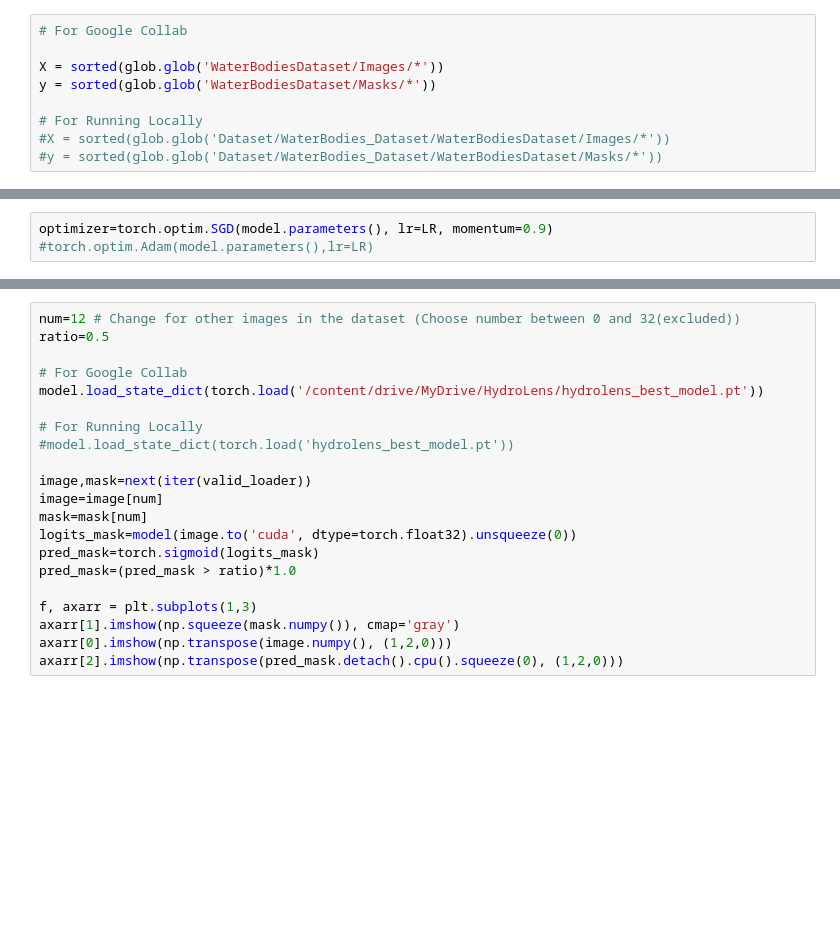
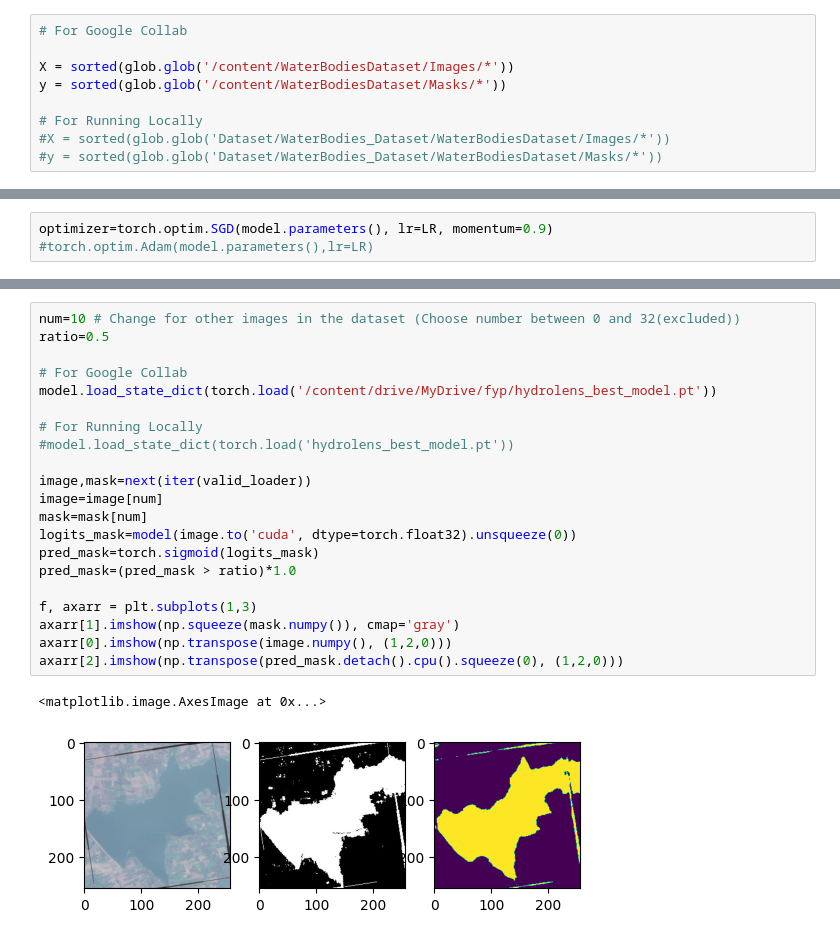
Before and after one commit to DhanvithShetty/HydroLens, a Jupyter notebook: HydroLens.ipynb, the cells around one changed output, grey strips where cells are left out. Saved outputs shown, nothing was run; the diff lists cells and outputs as text; blank space fills up the shorter version.

```diff
--- a/HydroLens.ipynb
+++ b/HydroLens.ipynb
@@ -73,8 +111,8 @@ class LoadData(Dataset):
 # %%
 # For Google Collab
 
-X = sorted(glob.glob('WaterBodiesDataset/Images/*'))
-y = sorted(glob.glob('WaterBodiesDataset/Masks/*'))
+X = sorted(glob.glob('/content/WaterBodiesDataset/Images/*'))
+y = sorted(glob.glob('/content/WaterBodiesDataset/Masks/*'))
 
 # For Running Locally
 #X = sorted(glob.glob('Dataset/WaterBodies_Dataset/WaterBodiesDataset/Images/*'))
@@ -222,24 +286,27 @@ for i in range(EPOCHS):
         best_val_dice_loss=valid_dice
         best_val_bce_loss=valid_bce
 # %%
-num=12 # Change for other images in the dataset (Choose number between 0 and 32(excluded))
+num=10 # Change for other images in the dataset (Choose number between 0 and 32(excluded))
 ratio=0.5
 
 # For Google Collab
-model.load_state_dict(torch.load('/content/drive/MyDrive/HydroLens/hydrolens_best_model.pt'))
+model.load_state_dict(torch.load('/content/drive/MyDrive/fyp/hydrolens_best_model.pt'))
 
 # For Running Locally
 #model.load_state_dict(torch.load('hydrolens_best_model.pt'))
 
 image,mask=next(iter(valid_loader))
 image=image[num]
 mask=mask[num]
 logits_mask=model(image.to('cuda', dtype=torch.float32).unsqueeze(0))
 pred_mask=torch.sigmoid(logits_mask)
 pred_mask=(pred_mask > ratio)*1.0
 
 f, axarr = plt.subplots(1,3)
 axarr[1].imshow(np.squeeze(mask.numpy()), cmap='gray')
 axarr[0].imshow(np.transpose(image.numpy(), (1,2,0)))
 axarr[2].imshow(np.transpose(pred_mask.detach().cpu().squeeze(0), (1,2,0)))
+# %% [output]
+<matplotlib.image.AxesImage at 0x...>
+[figure, added]
 # %%
```
Also changed, not shown: parts of 10 cells of this notebook.
